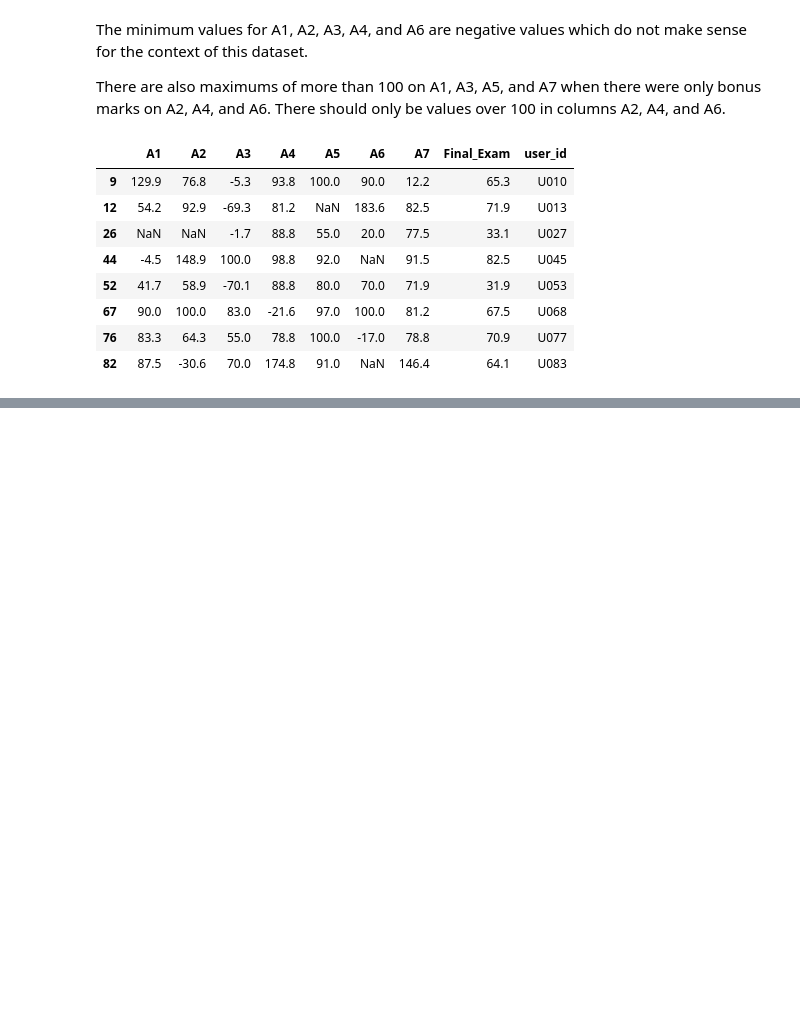
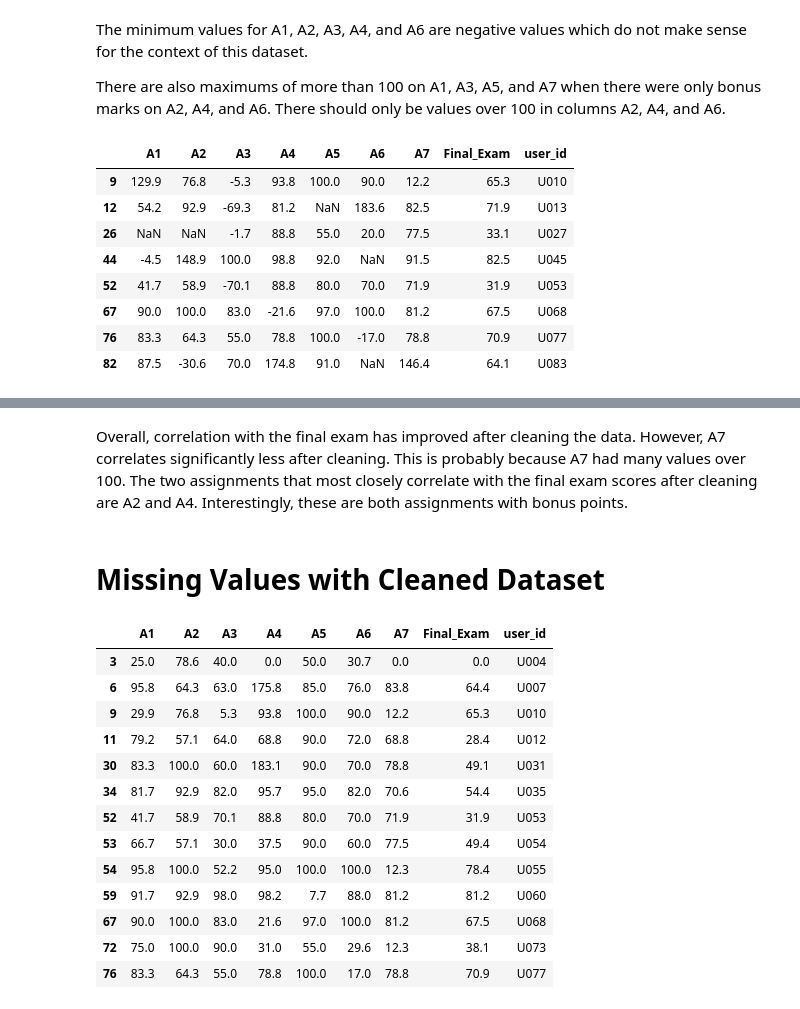
Before and after one commit to zlwym/Mann_Zoe_LabTask, a Jupyter notebook: labtask02.ipynb, the cells around one changed output, grey strips where cells are left out. Cells and saved outputs as stored; diff of their text form; code cells hidden in the pictures; blank space fills up the shorter version.

```diff
--- a/labtask02.ipynb
+++ b/labtask02.ipynb
@@ -154,0 +346,20 @@ lt() helps check for values in the dataframe that are less than a specified valu
+# %%
+#Make a copy to clean
+cleaned = df.copy()
+
+#Subtract 100 from values over 100 for A1, A3, A5, and A7
+oddAssignments = ['A1', 'A3', 'A5', 'A7']
+for col in oddAssignments:
+  x = cleaned[col] > 100
+  cleaned.loc[x, col] = cleaned.loc[x, col] - 100
+  print(f"{col}: {x.sum()} Greater than 100 values corrected")
+  print(f"{col}: {cleaned[col].max()} New maximum value")
+
+print("\n")
+
+#Make all negative values positive
+for col in numeric_cols:
+  x = cleaned[col] < 0
+  cleaned.loc[x, col] = cleaned.loc[x, col] * -1
+  print(f"{col}: {x.sum()} Less than 0 values corrected")
+  print(f"{col}: {cleaned[col].min()} New minimum value")
@@ -154,0 +455,24 @@ lt() helps check for values in the dataframe that are less than a specified valu
+# %% [markdown]
+Overall, correlation with the final exam has improved after cleaning the data. However, A7 correlates significantly less after cleaning. This is probably because A7 had many values over 100. The two assignments that most closely correlate with the final exam scores after cleaning are A2 and A4. Interestingly, these are both assignments with bonus points.
+# %% [markdown]
+# **Missing Values with Cleaned Dataset**
+# %%
+#Dropping null values
+dropNullCleaned = cleaned.copy()
+dropNullCleaned = dropNullCleaned.dropna()
+display(dropNullCleaned)
+# %% [output]
+|  | A1 | A2 | A3 | A4 | A5 | A6 | A7 | Final_Exam | user_id |
+| 3 | 25.0 | 78.6 | 40.0 | 0.0 | 50.0 | 30.7 | 0.0 | 0.0 | U004 |
+| 6 | 95.8 | 64.3 | 63.0 | 175.8 | 85.0 | 76.0 | 83.8 | 64.4 | U007 |
+| 9 | 29.9 | 76.8 | 5.3 | 93.8 | 100.0 | 90.0 | 12.2 | 65.3 | U010 |
+| 11 | 79.2 | 57.1 | 64.0 | 68.8 | 90.0 | 72.0 | 68.8 | 28.4 | U012 |
+| 30 | 83.3 | 100.0 | 60.0 | 183.1 | 90.0 | 70.0 | 78.8 | 49.1 | U031 |
+| 34 | 81.7 | 92.9 | 82.0 | 95.7 | 95.0 | 82.0 | 70.6 | 54.4 | U035 |
+| 52 | 41.7 | 58.9 | 70.1 | 88.8 | 80.0 | 70.0 | 71.9 | 31.9 | U053 |
+| 53 | 66.7 | 57.1 | 30.0 | 37.5 | 90.0 | 60.0 | 77.5 | 49.4 | U054 |
+| 54 | 95.8 | 100.0 | 52.2 | 95.0 | 100.0 | 100.0 | 12.3 | 78.4 | U055 |
+| 59 | 91.7 | 92.9 | 98.0 | 98.2 | 7.7 | 88.0 | 81.2 | 81.2 | U060 |
+| 67 | 90.0 | 100.0 | 83.0 | 21.6 | 97.0 | 100.0 | 81.2 | 67.5 | U068 |
+| 72 | 75.0 | 100.0 | 90.0 | 31.0 | 55.0 | 29.6 | 12.3 | 38.1 | U073 |
+| 76 | 83.3 | 64.3 | 55.0 | 78.8 | 100.0 | 17.0 | 78.8 | 70.9 | U077 |
```
Also changed, not shown: parts of 29 cells of this notebook.
